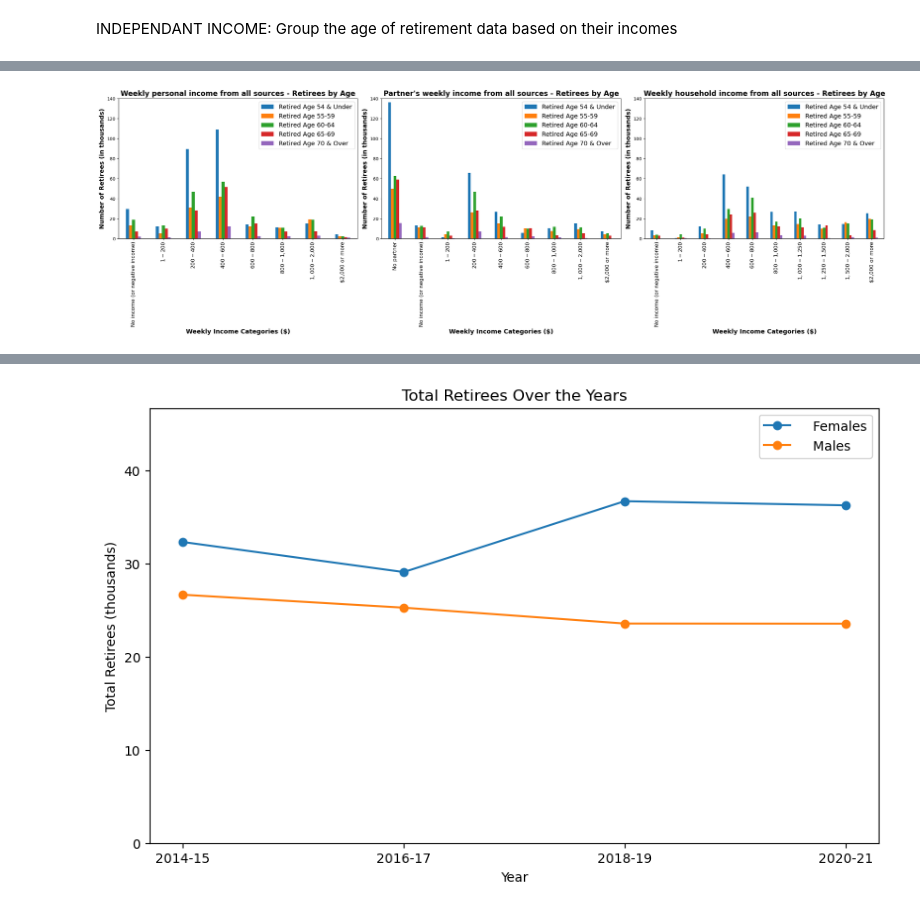
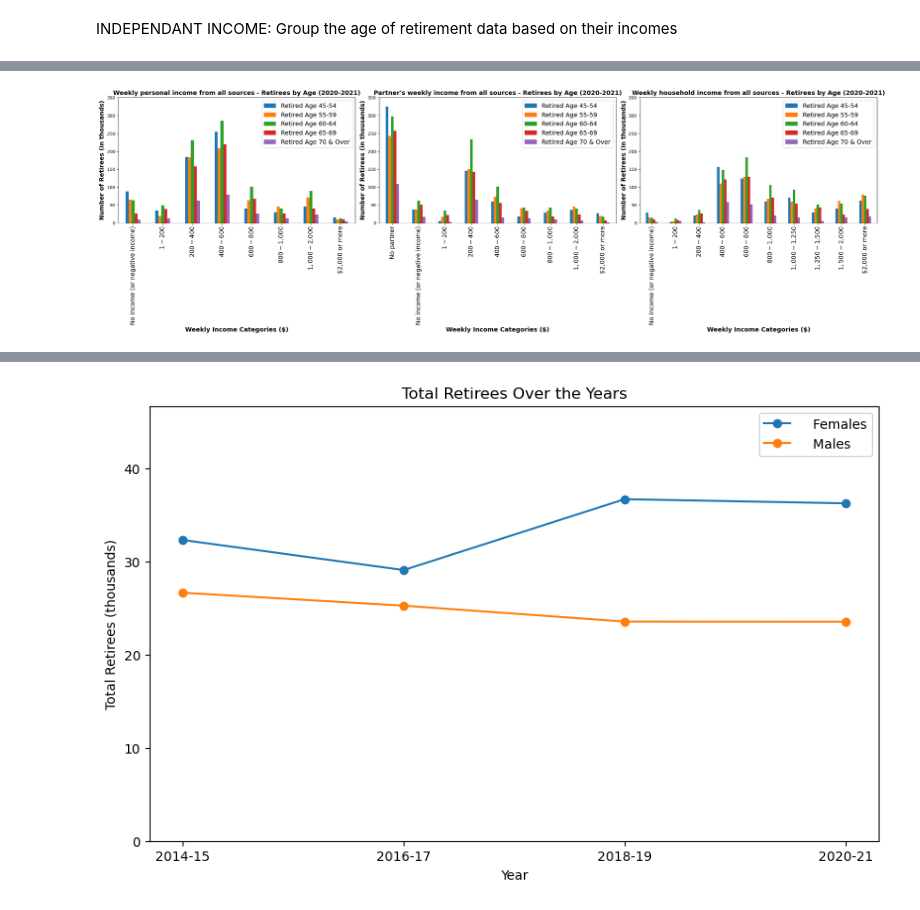
Before and after one commit to braydonnugent/Project1_Group4, a Jupyter notebook: retirement_analysis.ipynb, the cells around one changed output, grey strips where cells are left out. Drawn from its saved outputs; the diff is of its cells as text; code cells hidden in the pictures.

```diff
--- a/retirement_analysis.ipynb
+++ b/retirement_analysis.ipynb
@@ -94,7 +94,8 @@ Group the age of retirement data based on their incomes
 income_df = []
 
 for index, row in generalised_df.iterrows():
-    if row['Classification'] in income_classification and row['Category'] in household_income and row['Category'] != 'Not stated':
+    if row['Classification'] in income_classification and row['Category'] in household_income and row['Category'] != 'Not stated' and row['Population of Interest'] == 'Retired at 45 years and over':
         income_df.append(row)
 
 income_df = pd.DataFrame(income_df)
+income_df
@@ -111,7 +141,7 @@ income_df = income_df.sort_values(['Year','Reference'])
 chart_data = []
 
 new_column_names = {
-    'Retired Age 54 & Under (people in thousands)': 'Retired Age 54 & Under',
+    'Retired Age 54 & Under (people in thousands)': 'Retired Age 45-54',
     'Retired Age 55-59 (people in thousands)': 'Retired Age 55-59',
     'Retired Age 60-64 (people in thousands)': 'Retired Age 60-64',
     'Retired Age 65-69 (people in thousands)': 'Retired Age 65-69',
@@ -125,3 +155,4 @@ for index, row in income_df.iterrows():
 chart_data = pd.DataFrame(chart_data)
 chart_data = chart_data.rename(columns=new_column_names)
 chart_data = chart_data.iloc[:,[0,1,2,3,4,5,6,7,9]]
+chart_data
@@ -128,28 +177,28 @@ chart_data = chart_data.iloc[:,[0,1,2,3,4,5,6,7,9]]
 # %%
 # Create visualisations to how old people were & what their income was before retiring
 fig, axes = plt.subplots(nrows=1, ncols=3, figsize=(25, 8))
 
 classifications = chart_data['Classification'].unique()
 
 for i, classification in enumerate(classifications):
     subset_df = chart_data[chart_data['Classification'] == classification]
 
     # Sort the DataFrame by the 'Reference' column
     subset_df_sorted = subset_df.sort_values('Reference')
 
     subset_df_sorted.set_index('Category').plot(kind='bar', stacked=False, ax=axes[i])
 
-    axes[i].set_ylim(0, 140)
+    axes[i].set_ylim(0, 350)
 
-    axes[i].set_title(f'{classification} - Retirees by Age', fontsize=16, fontweight='bold')
+    axes[i].set_title(f'{classification} - Retirees by Age (2020-2021)', fontsize=14, fontweight='bold')
     axes[i].set_xlabel('Weekly Income Categories ($)', fontsize=14, fontweight='bold')
     axes[i].set_ylabel('Number of Retirees (in thousands)', fontsize=14, fontweight='bold')
 
-    axes[i].tick_params(axis='x', rotation=90, labelsize=12)
+    axes[i].tick_params(axis='x', rotation=90, labelsize=14)
     axes[i].legend(loc='upper right', fontsize=14)
 
 plt.tight_layout()
 plt.show()
 # %% [output]
-[figure, old version]
+[figure, new version]
 # %%
```
Also changed, not shown: parts of 7 cells of this notebook, 1 other file.
